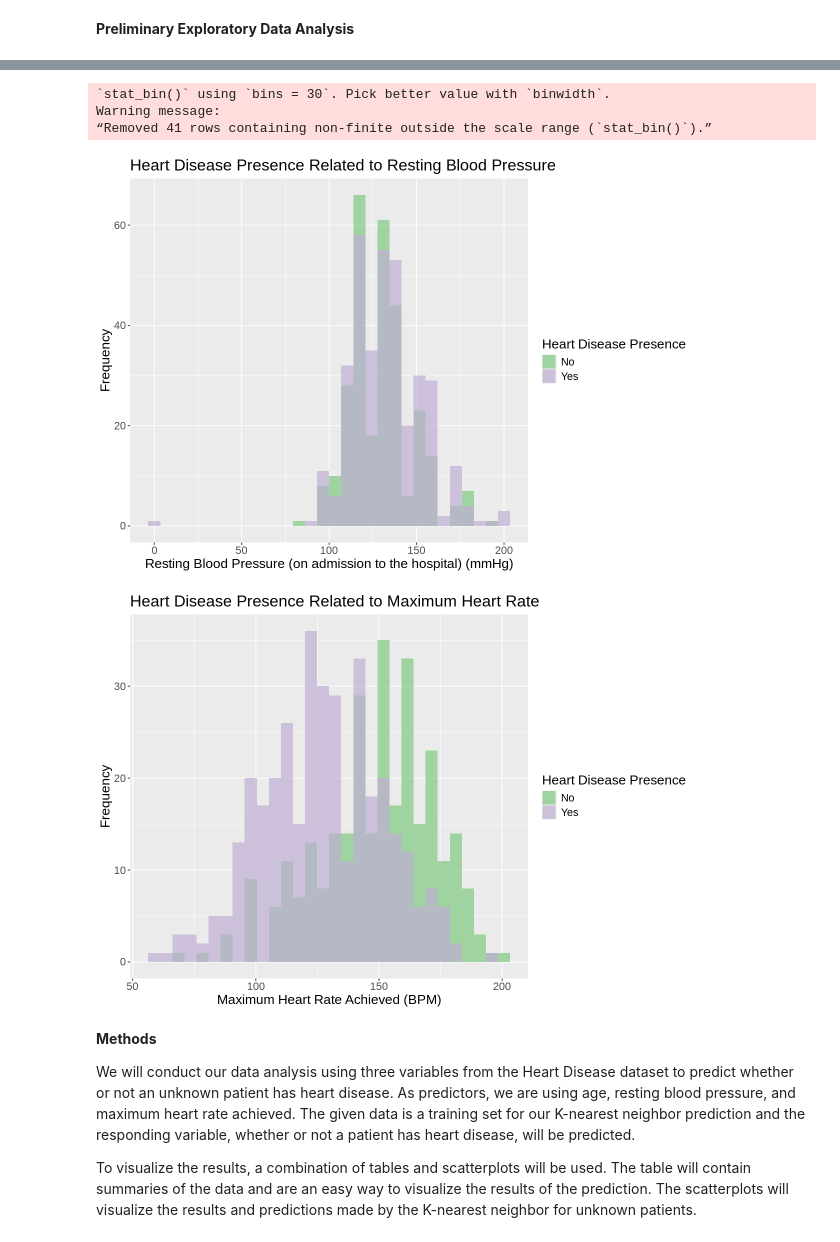
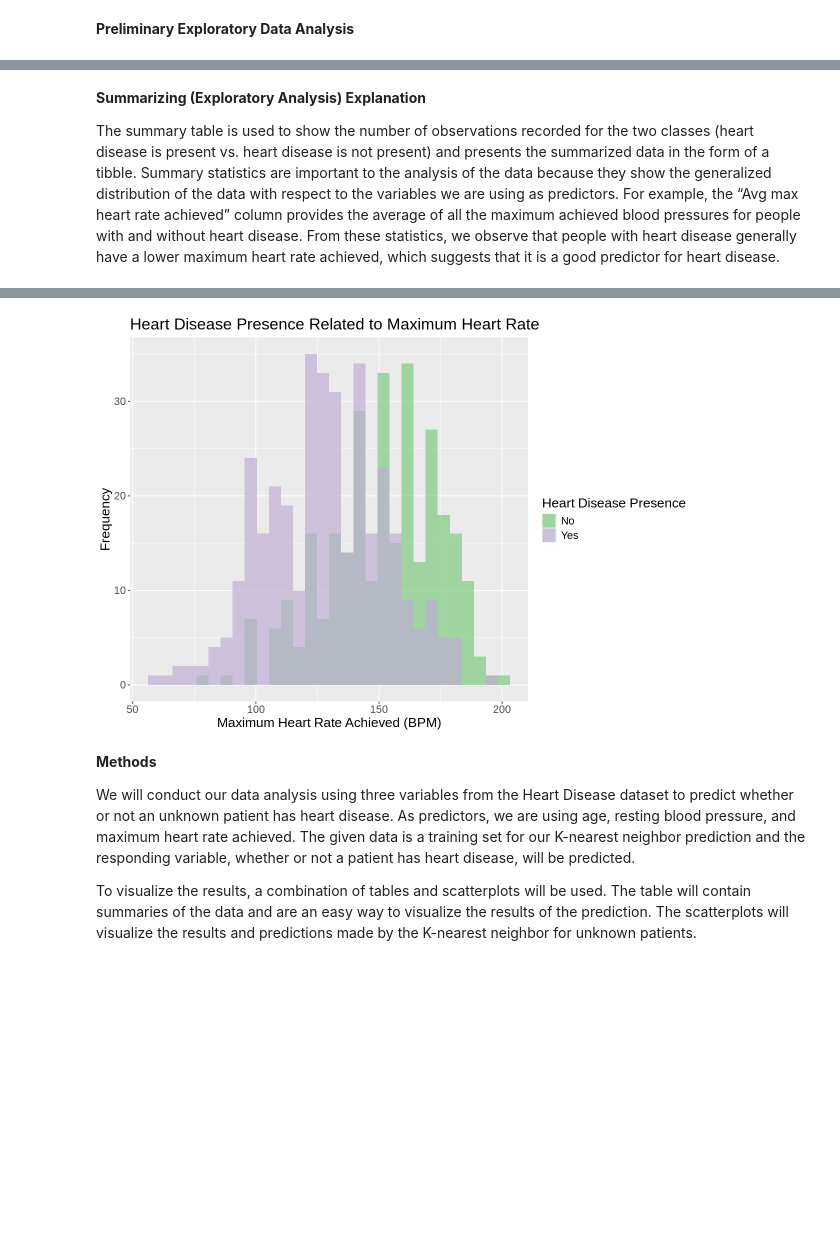
Before and after one commit to holiday-sean/dsci100_project, a Jupyter notebook: project.ipynb, the cells around one changed output, grey strips where cells are left out. Cells and saved outputs as stored; diff of their text form; code cells hidden in the pictures; blank space fills up the shorter version.

Commit message:
removed trestbps from project

```diff
--- a/project.ipynb
+++ b/project.ipynb
@@ -58,15 +40,17 @@ heart_disease_all <- rbind(cleveland, hungarian) |>
 #Removing the NA variable & setting the 'is_disease_present' as the factor variable
 heart_disease_all[heart_disease_all == "?"] <- NA
 
-# heart_disease_all_final <- na.omit(heart_disease_all) |>
-#     mutate(is_disease_present = as.character(is_disease_present)) |>
-#     mutate(is_disease_present = as_factor(is_disease_present)) |>
-#     mutate(is_disease_present = fct_recode(is_disease_present, "No" = "0", "Yes" = "1", "Yes" = "2", "Yes" = "3", "Yes" = "4"))
-
 heart_disease_all_final <- heart_disease_all |>
+    select(age, thalach, is_disease_present) |>
+    na.omit(heart_disease_all) |>
     mutate(is_disease_present = as.character(is_disease_present)) |>
     mutate(is_disease_present = as_factor(is_disease_present)) |>
     mutate(is_disease_present = fct_recode(is_disease_present, "No" = "0", "Yes" = "1", "Yes" = "2", "Yes" = "3", "Yes" = "4"))
+
+# heart_disease_all_final <- heart_disease_all |>
+    # mutate(is_disease_present = as.character(is_disease_present)) |>
+    # mutate(is_disease_present = as_factor(is_disease_present)) |>
+    # mutate(is_disease_present = fct_recode(is_disease_present, "No" = "0", "Yes" = "1", "Yes" = "2", "Yes" = "3", "Yes" = "4"))
 
 # Converting data into numerical values
 heart_disease_converted <- type.convert(heart_disease_all_final, na.strings = "NA", as.is = FALSE, dec = ".",
@@ -157,3 +156,7 @@ A tibble: 2 × 4
+# %% [markdown]
+**Summarizing (Exploratory Analysis) Explanation**
+
+The summary table is used to show the number of observations recorded for the two classes (heart disease is present vs. heart disease is not present) and presents the summarized data in the form of a tibble. Summary statistics are important to the analysis of the data because they show the generalized distribution of the data with respect to the variables we are using as predictors. For example, the “Avg max heart rate achieved” column provides the average of all the maximum achieved blood pressures for people with and without heart disease. From these statistics, we observe that people with heart disease generally have a lower maximum heart rate achieved, which suggests that it is a good predictor for heart disease.
 # %%
 #Data Visualization (Exploratory Analysis)
 
@@ -175,18 +178,18 @@ age_histogram <- heart_disease_training %>%
 age_histogram
 
 #Distribution of Resting Blood Pressure (trestbps) related to Heart Disease
-trestbps_histogram <- heart_disease_training %>%
-  ggplot(aes(x = trestbps, fill = is_disease_present)) +
-  geom_histogram(alpha = 0.7,
-                 position = "identity") +
-  labs(x = "Resting Blood Pressure (on admission to the hospital) (mmHg)",
-       y = "Frequency",
-       title = "Heart Disease Presence Related to Resting Blood Pressure",
-       fill = "Heart Disease Presence") +
-  scale_fill_brewer(palette = 'Accent') +
-  theme(text = element_text(size = 16))
+# trestbps_histogram <- heart_disease_training %>%
+#  ggplot(aes(x = trestbps, fill = is_disease_present)) +
+#  geom_histogram(alpha = 0.7,
+#                 position = "identity") +
+#  labs(x = "Resting Blood Pressure (on admission to the hospital) (mmHg)",
+#       y = "Frequency",
+#       title = "Heart Disease Presence Related to Resting Blood Pressure",
+#       fill = "Heart Disease Presence") +
+#  scale_fill_brewer(palette = 'Accent') +
+#  theme(text = element_text(size = 16))
 
-trestbps_histogram
+# trestbps_histogram
 
 #Distribution of Maximum Heart Rate Achieved (thalach) related to Heart Disease
 thalach_histogram <- heart_disease_training %>%
@@ -210,8 +211,4 @@ Warning message:
-`stat_bin()` using `bins = 30`. Pick better value with `binwidth`.
-Warning message:
-“Removed 41 rows containing non-finite outside the scale range (`stat_bin()`).”
-[figure, old version]
+[figure, new version]
-[figure, removed]
 # %% [markdown]
 **Methods**
 
```
Also changed, not shown: parts of 9 cells of this notebook.
